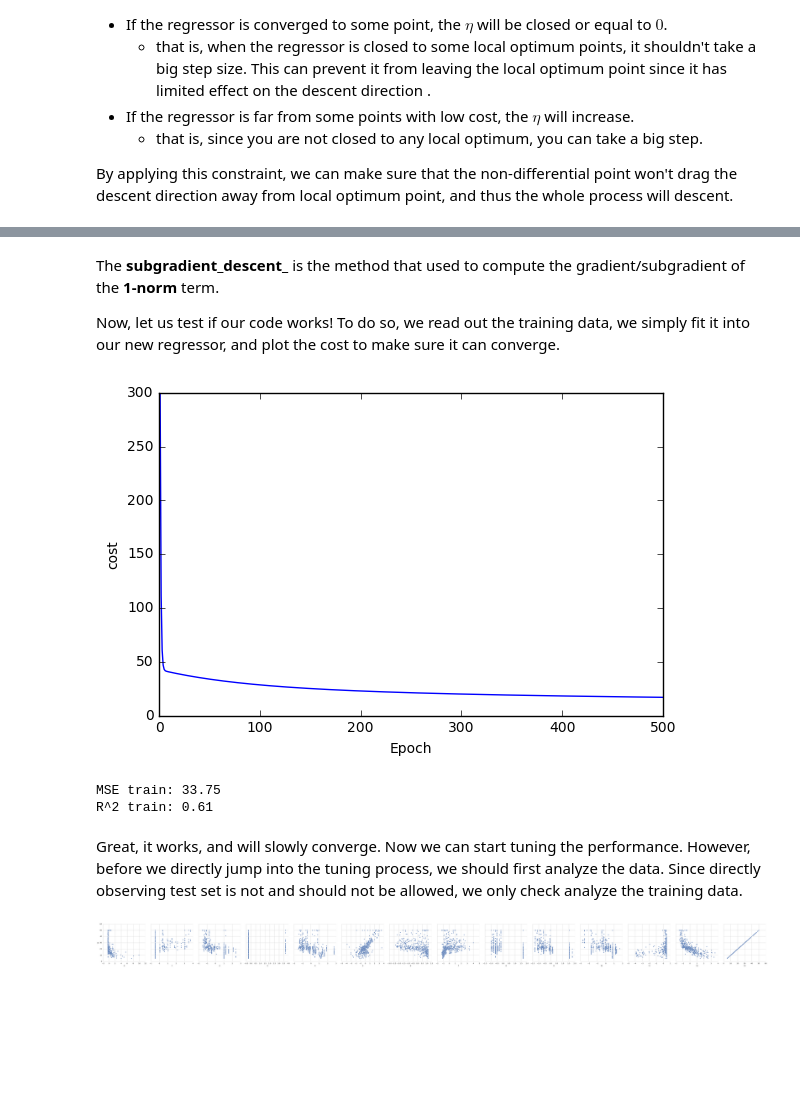
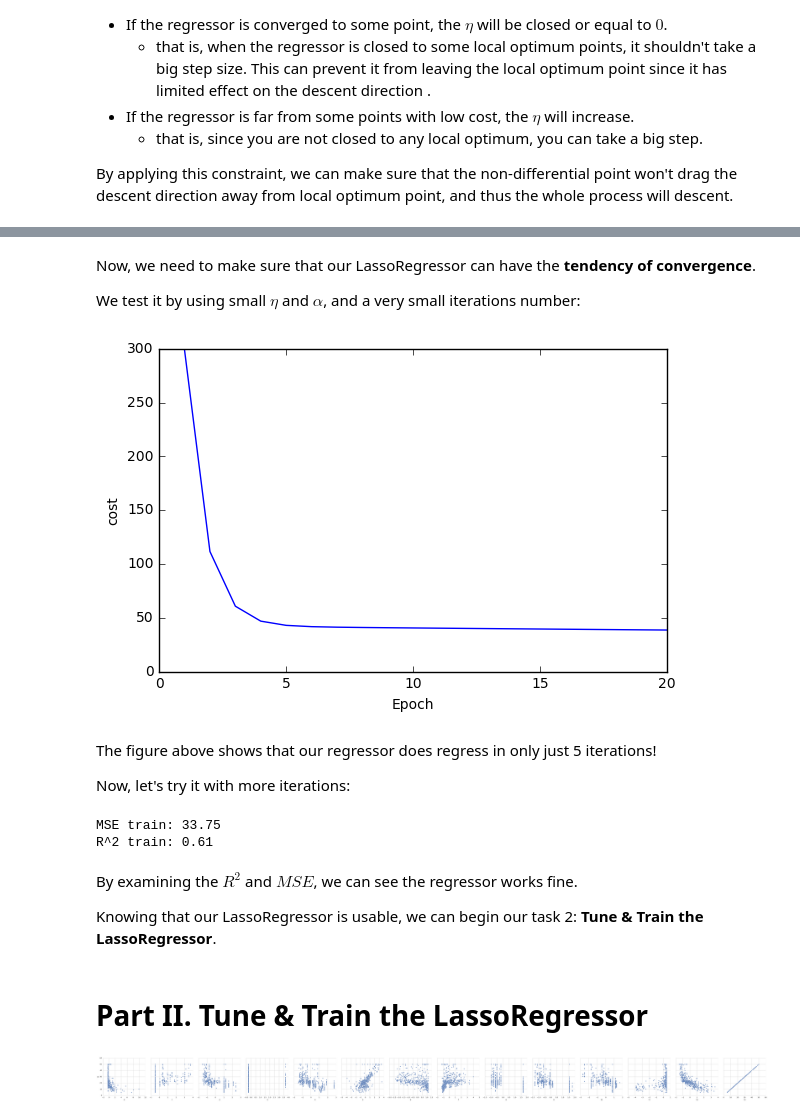
Before and after one commit to LemonATsu/iPynb-Lasso-Regressor, a Jupyter notebook: Lab05_102062207.ipynb, the cells around one changed output, grey strips where cells are left out. Drawn from its saved outputs; the diff is of its cells as text; code cells hidden in the pictures; blank space fills up the shorter version.

Commit message:
Add part1 note

```diff
--- a/Lab05_102062207.ipynb
+++ b/Lab05_102062207.ipynb
@@ -116,5 +56,0 @@ class LassoRegressor(object):
-# %% [markdown]
-The **subgradient\_descent\_** is the method that used to compute the gradient/subgradient of the **1-norm** term.
-
-Now, let us test if our code works!
-To do so, we read out the training data, we simply fit it into our new regressor, and plot the cost to make sure it can converge.
@@ -121,27 +203,35 @@ To do so, we read out the training data, we simply fit it into our new regressor
+# %% [markdown]
+Now, we need to make sure that our LassoRegressor can have the **tendency of convergence**.
+
+We test it by using small $\eta$ and $\alpha$, and a very small iterations number:
 # %%
 from sklearn.preprocessing import StandardScaler
 from sklearn.linear_model import Lasso
 
 
 train_set = np.loadtxt('X_train.csv', delimiter=',')
 y_train = np.loadtxt('y_train.csv', delimiter=',')
 
 sc_x = StandardScaler()
 X_std = sc_x.fit_transform(train_set)
 #y_train_std = sc_y.fit_transform(y_train)
 
-llr = LassoRegressor(eta=0.001,alpha=0.001, n_iter=500)
+llr = LassoRegressor(eta=0.001,alpha=0.001, n_iter=20)
 llr = llr.fit(X_std, y_train)
 
 
 plt.plot(range(1, llr.n_iter+1), llr.cost_)
 plt.ylabel('cost')
 plt.xlabel('Epoch')
 plt.tight_layout()
 plt.savefig('./output/fig-lasso-cost.png', dpi=300)
 plt.show()
 # %% [output]
-[figure, old version]
+[figure, new version]
+# %% [markdown]
+The figure above shows that our regressor does regress in only just 5 iterations!
+
+Now, let's try it with more iterations:
 # %%
 from sklearn.metrics import r2_score
 from sklearn.metrics import mean_squared_error
@@ -154,8 +246,12 @@ print('R^2 train: %.2f' % (r2_score(y_train, y_train_pred)))
 # %% [output]
 MSE train: 33.75
 R^2 train: 0.61
-# %% [markdown]
-Great, it works, and will slowly converge. Now we can start tuning the performance. However, before we directly jump into the tuning process, we should first analyze the data. Since directly observing test set is not and should not be allowed, we only check analyze the training data.
+# %% [markdown]
+By examining the $R^2$ and $MSE$, we can see the regressor works fine.
+
+Knowing that our LassoRegressor is usable, we can begin our task 2: **Tune & Train the LassoRegressor**.
+# %% [markdown]
+# Part II. Tune & Train the LassoRegressor
 # %%
 import seaborn as sns
 import pandas as pd
```
Also changed, not shown: parts of 4 cells of this notebook.
